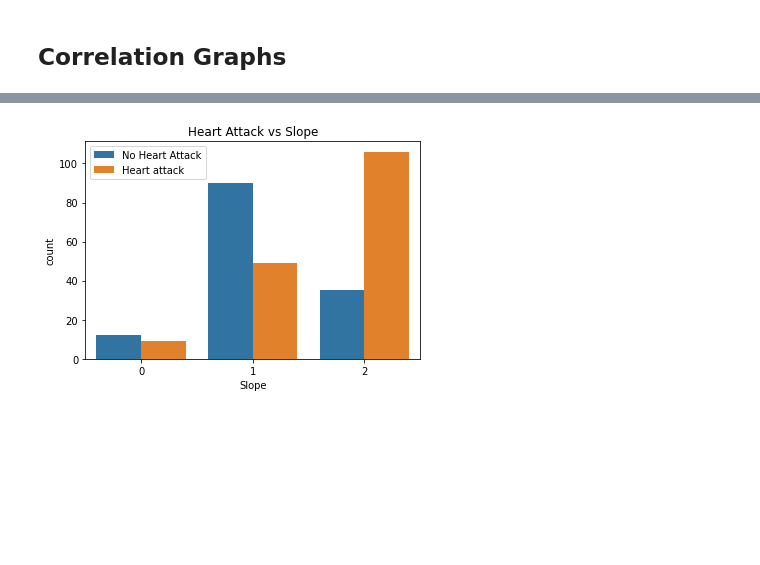
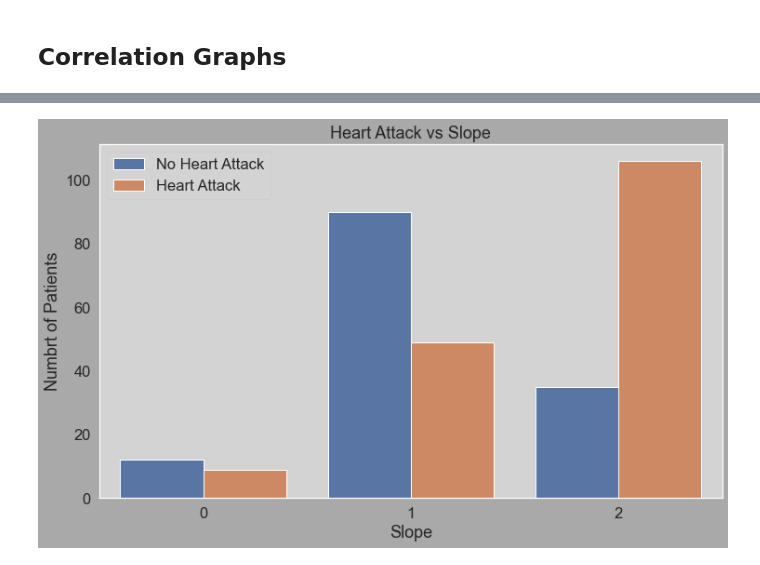
Before and after one commit to nicholehartz/Dataset-Story-Case-Study, a Jupyter notebook: Heart Disease - Dataset Story Case Study.ipynb, the cells around one changed output, grey strips where cells are left out. Drawn from its saved outputs; the diff is of its cells as text; code cells hidden in the pictures; blank space fills up the shorter version.

```diff
--- a/Heart Disease - Dataset Story Case Study.ipynb
+++ b/Heart Disease - Dataset Story Case Study.ipynb
@@ -158,5 +158,7 @@ heatmap = sns.heatmap(heart.corr(), annot=True)
 - -0.58: Old Peak vs. Slope
 # %% [markdown]
 ## Correlation Graphs
+# %%
+sns.set_theme(font_scale=1.5, rc={'axes.facecolor':'lightgray', 'figure.facecolor':'darkgray', 'axes.grid':False, 'figure.figsize':(12,7)})
 # %%
 _ = sns.countplot(data=heart, x='Thalassemia Type', hue='Heart Attack')
@@ -168,9 +172,10 @@ _ = plt.title('Heart Attack vs Thalassemia Type')
 # %%
 _ = sns.countplot(data=heart, x='Slope', hue='Heart Attack')
-_ = plt.legend(['No Heart Attack', 'Heart attack'])
+_ = plt.legend(['No Heart Attack', 'Heart Attack'])
 _ = plt.title('Heart Attack vs Slope')
+_ = plt.ylabel('Numbrt of Patients')
 # %% [output]
-[figure, old version]
+[figure, new version]
 # %%
 _ = sns.countplot(data=heart, x='Major Blood Vessels', hue='Heart Attack')
 _ = plt.legend(['No Heart Attack', 'Heart Attack'])
```
Also changed, not shown: parts of 15 cells of this notebook, 1 other file.
